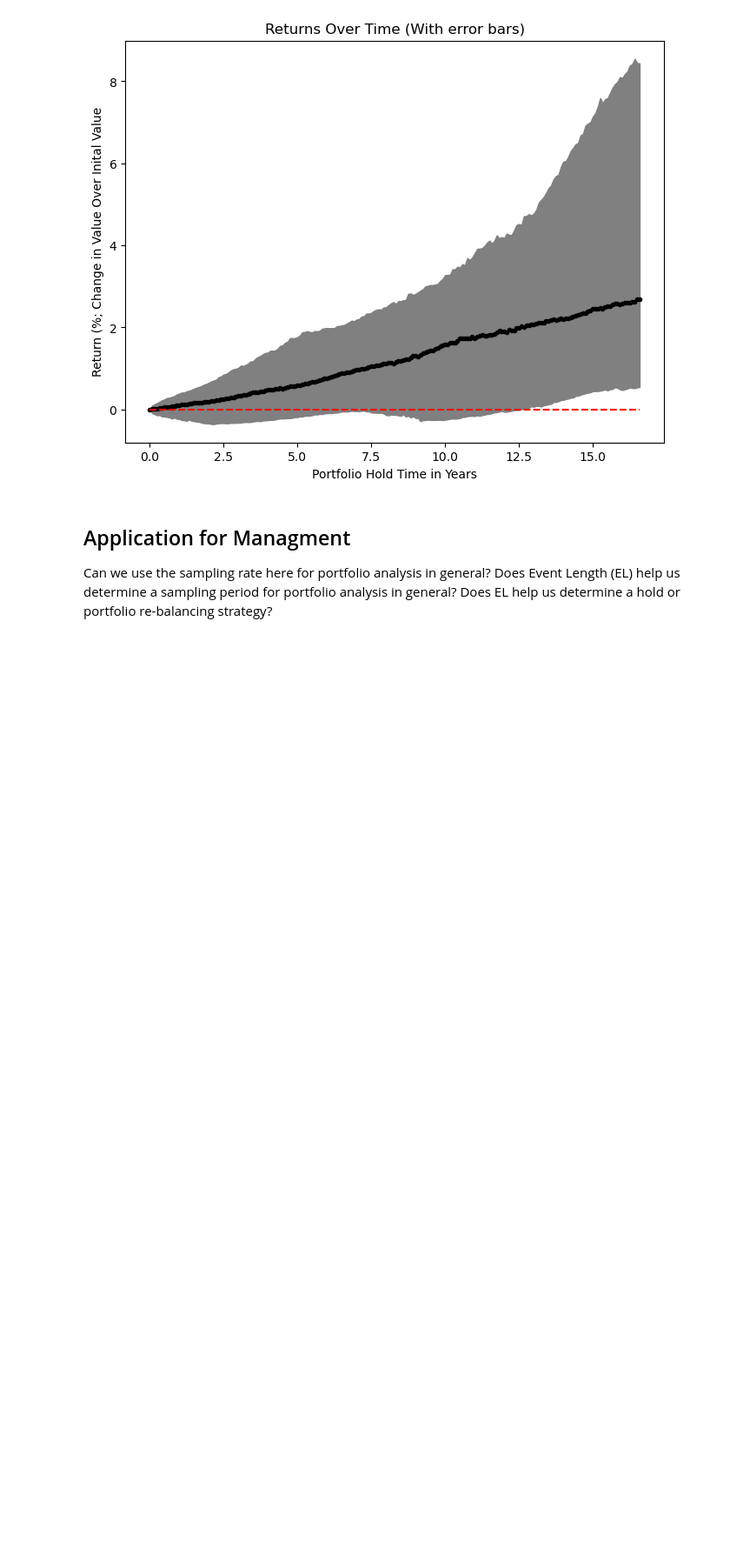
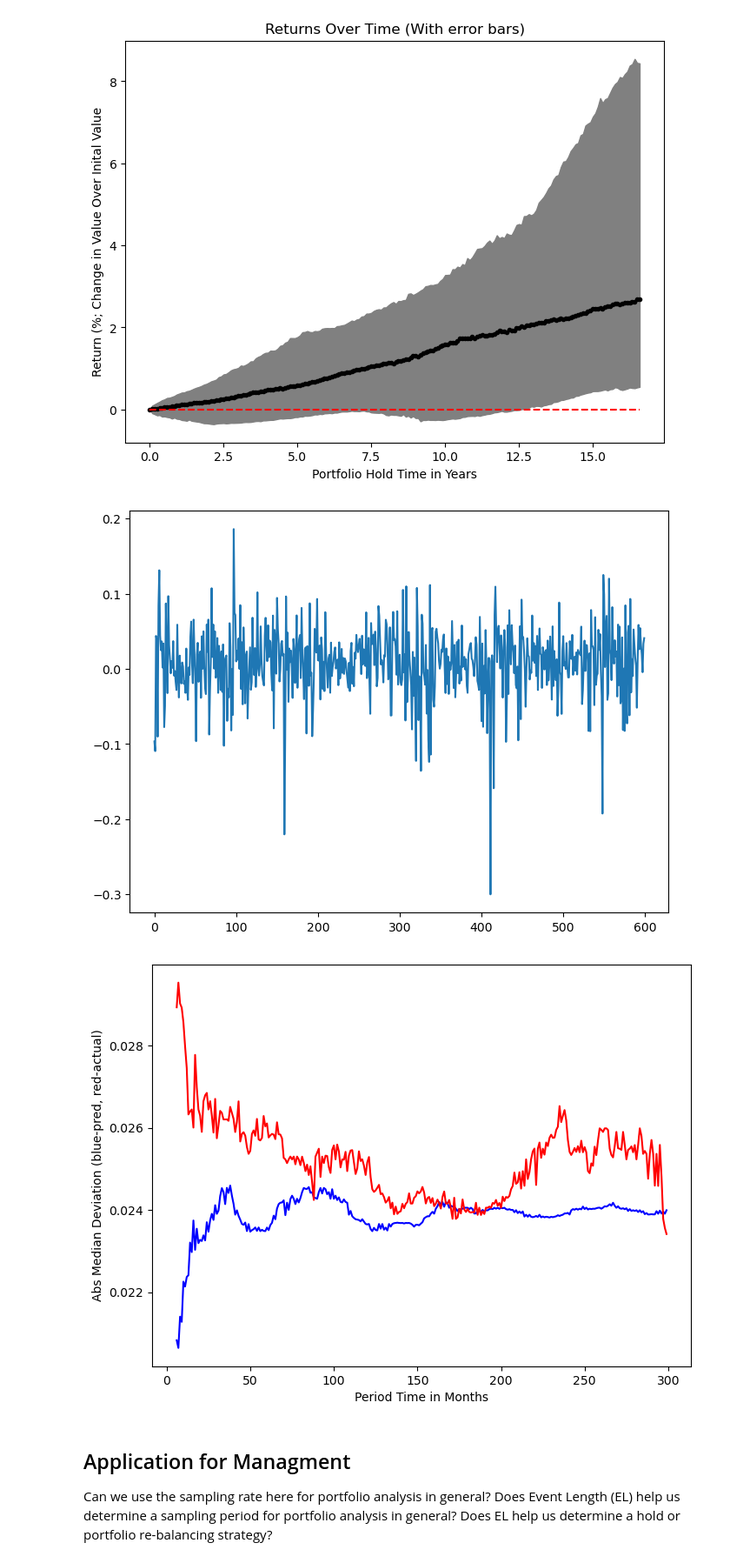
Before and after one commit to Rtasseff/condor_test, a Jupyter notebook: project/202407_marketTrends.ipynb, the cells around one changed output. Shown at 87% size. Cells and saved outputs as stored; diff of their text form; code cells hidden in the pictures; blank space fills up the shorter version.

Commit message:
added period prediction

```diff
--- a/project/202407_marketTrends.ipynb
+++ b/project/202407_marketTrends.ipynb
@@ -885,6 +885,62 @@ plt.show()
 # %% [output]
 [figure]
 [figure]
+# %%
+def calcRunningDev(x,periodMin,periodMax,predHor):
+
+
+    n = len(x)
+    devPred = np.array([])
+    devAct = np.array([])
+    periods = np.array([])
+
+    for period in range(periodMin,periodMax,1):
+
+        devPred_current = []
+        devAct_current = []
+        for j in range(period,n-predHor,1):
+            temp = x[j-period:j]
+            med = np.median(temp)
+            devPred_current.append(np.median(np.abs(temp-med)))
+            devAct_current.append(np.abs(med-x[j+predHor]))
+
+
+        devPred = np.append(devPred,np.median(devPred_current))
+        devAct = np.append(devAct,np.median(devAct_current))
+        periods = np.append(periods,period)
+
+    return devPred, devAct, periods
+
+y = sp500_history['Adj Close**'].to_numpy()
+# monthly returns
+wkdys = 21
+returns = np.array([])
+for i in range(0,len(y)-wkdys,wkdys):
+    returns = np.append(returns,returnFunc(y[i],y[i+wkdys]))
+
+plt.figure(figsize=(8, 6))
+plt.plot(returns)
+plt.show()
+
+#returns_r = np.random.rand(len(returns))*.4-.2
+#plt.figure(figsize=(8, 6))
+#plt.plot(returns_r)
+#plt.show()
+
+devPred, devAct, periods = calcRunningDev(returns,6,300,24)
+#devPred_r, devAct_r, lags = calcRunningDev(returns_r,6,6)
+
+plt.figure(figsize=(8, 6))
+plt.plot(periods,devPred,color='blue')
+plt.plot(periods,devAct,color='red')
+
+plt.xlabel('Period Time in Months')
+plt.ylabel('Abs Median Deviation (blue-pred, red-actual)')
+plt.title('')
+plt.show()
+# %% [output]
+[figure, added]
+[figure, added]
 # %% [markdown]
 ## Application for Managment
 Can we use the sampling rate here for portfolio analysis in general?
```
